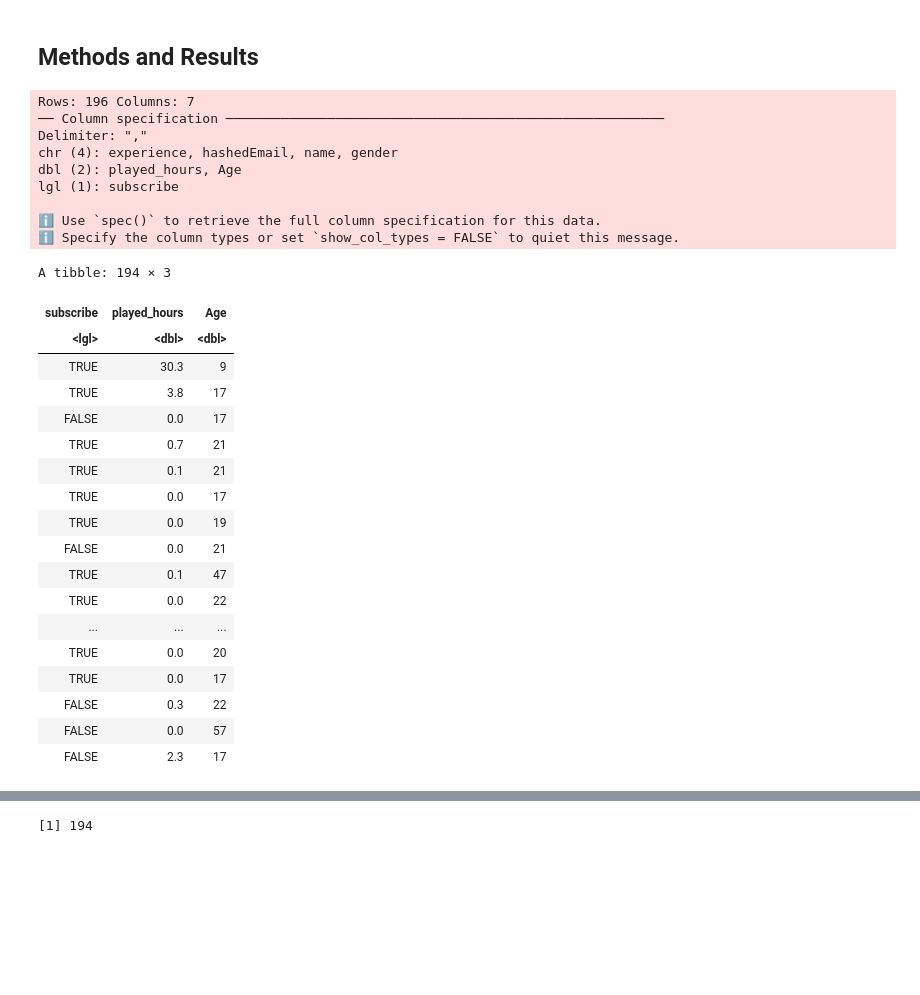
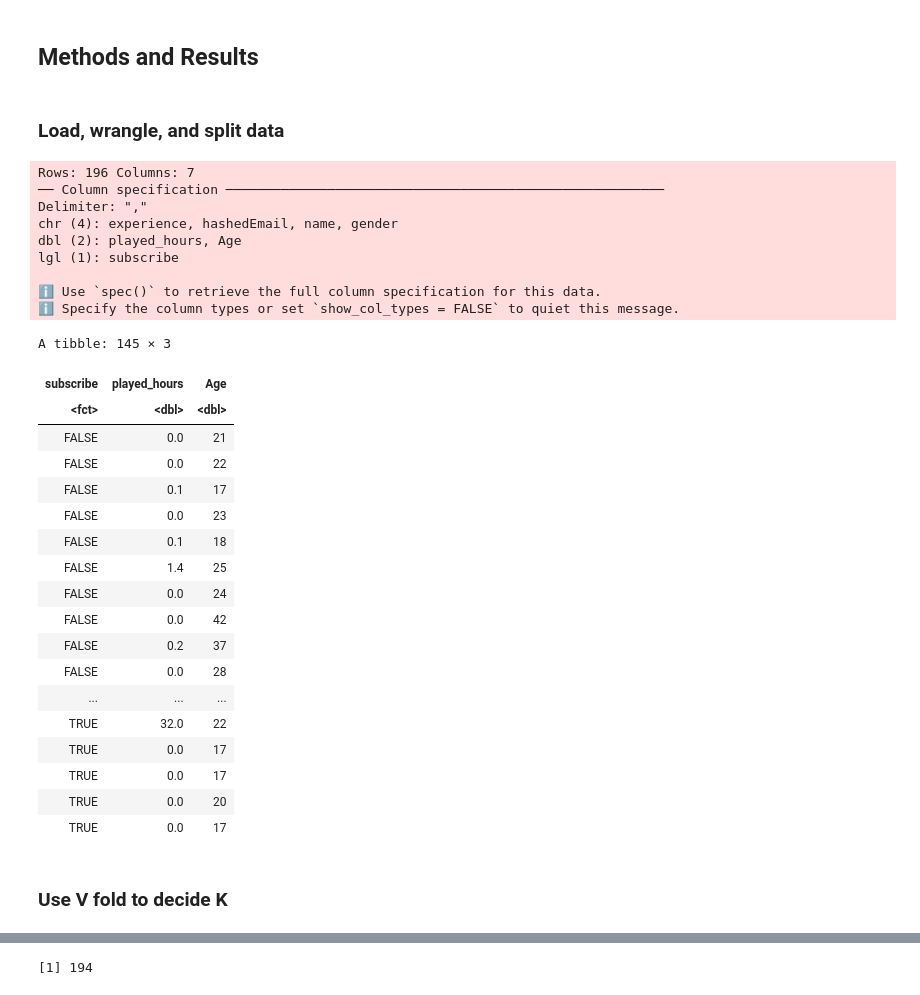
Before and after one commit to alanainvancouver-byte/DSCI100-Project_Group_Portion, a Jupyter notebook: Untitled.ipynb, the cells around one changed output, grey strips where cells are left out. Saved outputs shown, nothing was run; the diff lists cells and outputs as text; code cells hidden in the pictures; blank space fills up the shorter version.

```diff
--- a/Untitled.ipynb
+++ b/Untitled.ipynb
@@ -31,44 +14,48 @@ ERROR: Error in file(filename, "r", encoding = encoding): cannot open the connec
 ## Title
 # %% [markdown]
 ## Methods and Results
+# %% [markdown]
+### Load, wrangle, and split data
 # %%
 #Loading in the Data and cleaning/wrangling
-
 player_data <- read_csv("players.csv")|>
             select(subscribe, played_hours, Age)|>
+            mutate(subscribe = as.factor(subscribe))|>
             filter(!is.na(Age), !is.na(played_hours))
-
+set.seed(1234)
 player_split <-initial_split(player_data, prop = 3/4, strata = subscribe)
 player_train <- training(player_split)
 player_test <- testing(player_split)
 
-player_data
+player_train
 # %% [output]
 Rows: 196 Columns: 7
 ── Column specification ────────────────────────────────────────────────────────
 Delimiter: ","
 chr (4): experience, hashedEmail, name, gender
 dbl (2): played_hours, Age
 lgl (1): subscribe
 
 ℹ Use `spec()` to retrieve the full column specification for this data.
 ℹ Specify the column types or set `show_col_types = FALSE` to quiet this message.
-A tibble: 194 × 3
+A tibble: 145 × 3
 | subscribe | played_hours | Age |
-| <lgl> | <dbl> | <dbl> |
-| TRUE | 30.3 | 9 |
-| TRUE | 3.8 | 17 |
-| FALSE | 0.0 | 17 |
-| TRUE | 0.7 | 21 |
-| TRUE | 0.1 | 21 |
+| <fct> | <dbl> | <dbl> |
+| FALSE | 0.0 | 21 |
+| FALSE | 0.0 | 22 |
+| FALSE | 0.1 | 17 |
+| FALSE | 0.0 | 23 |
+| FALSE | 0.1 | 18 |
+| FALSE | 1.4 | 25 |
+| FALSE | 0.0 | 24 |
+| FALSE | 0.0 | 42 |
+| FALSE | 0.2 | 37 |
+| FALSE | 0.0 | 28 |
+| ... | ... | ... |
+| TRUE | 32.0 | 22 |
 | TRUE | 0.0 | 17 |
-| TRUE | 0.0 | 19 |
-| FALSE | 0.0 | 21 |
-| TRUE | 0.1 | 47 |
-| TRUE | 0.0 | 22 |
-| ... | ... | ... |
+| TRUE | 0.0 | 17 |
 | TRUE | 0.0 | 20 |
 | TRUE | 0.0 | 17 |
-| FALSE | 0.3 | 22 |
-| FALSE | 0.0 | 57 |
-| FALSE | 2.3 | 17 |
+# %% [markdown]
+### Use V fold to decide K
```
Also changed, not shown: parts of 5 cells of this notebook.
